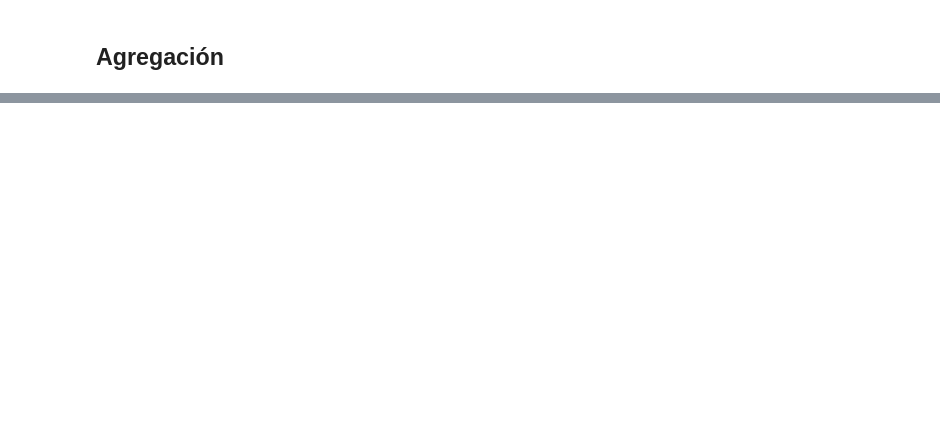
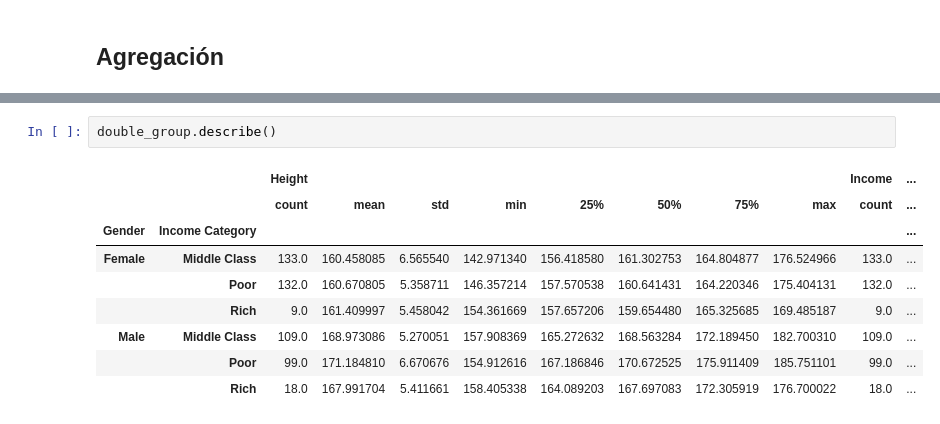
Before and after one commit to afoone/pruebas_ml_python, a Jupyter notebook: notebooks/mios/11. Dummy Datasets. Grupos.ipynb, the cells around one changed output, grey strips where cells are left out. Drawn from its saved outputs; the diff is of its cells as text; blank space fills up the shorter version.

```diff
--- a/notebooks/mios/11. Dummy Datasets. Grupos.ipynb
+++ b/notebooks/mios/11. Dummy Datasets. Grupos.ipynb
@@ -261,0 +298,12 @@ double_group.aggregate('Income')
+# %%
+double_group.describe()
+# %% [output]
+|  |  | Height |  |  |  |  |  |  |  | Income | ... |
+|  |  | count | mean | std | min | 25% | 50% | 75% | max | count | ... |
+| Gender | Income Category |  |  |  |  |  |  |  |  |  | ... |
+| Female | Middle Class | 133.0 | 160.458085 | 6.565540 | 142.971340 | 156.418580 | 161.302753 | 164.804877 | 176.524966 | 133.0 | ... |
+|  | Poor | 132.0 | 160.670805 | 5.358711 | 146.357214 | 157.570538 | 160.641431 | 164.220346 | 175.404131 | 132.0 | ... |
+|  | Rich | 9.0 | 161.409997 | 5.458042 | 154.361669 | 157.657206 | 159.654480 | 165.325685 | 169.485187 | 9.0 | ... |
+| Male | Middle Class | 109.0 | 168.973086 | 5.270051 | 157.908369 | 165.272632 | 168.563284 | 172.189450 | 182.700310 | 109.0 | ... |
+|  | Poor | 99.0 | 171.184810 | 6.670676 | 154.912616 | 167.186846 | 170.672525 | 175.911409 | 185.751101 | 99.0 | ... |
+|  | Rich | 18.0 | 167.991704 | 5.411661 | 158.405338 | 164.089203 | 167.697083 | 172.305919 | 176.700022 | 18.0 | ... |
```
Also changed, not shown: parts of 23 cells of this notebook.
